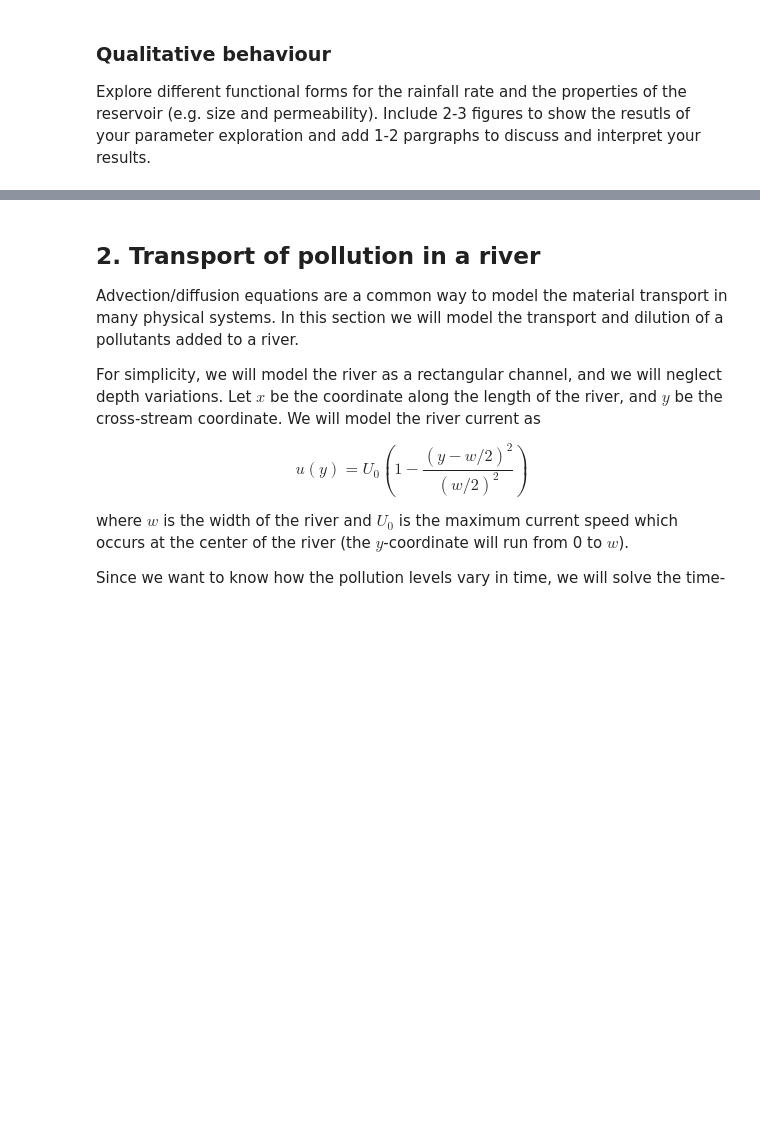
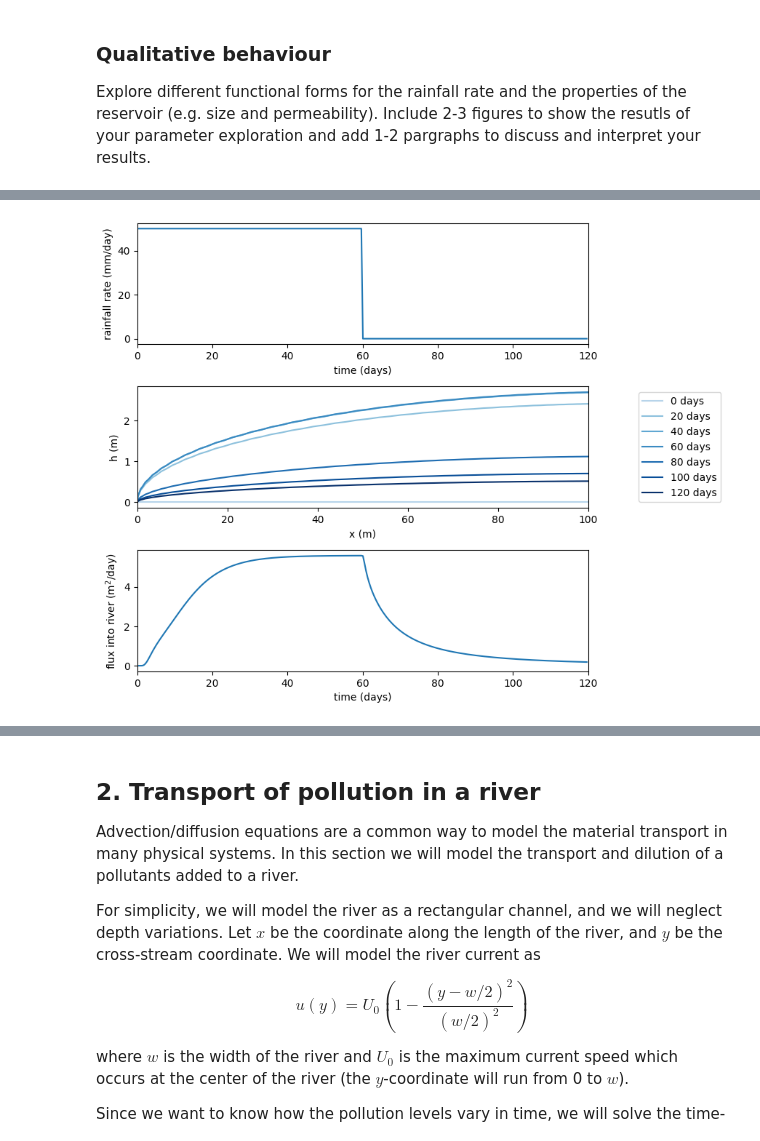
Before and after one commit to OscarHorstrup/QCES_0311K, a Jupyter notebook: Project2_transport.ipynb, the cells around one changed output, grey strips where cells are left out. Saved outputs shown, nothing was run; the diff lists cells and outputs as text; code cells hidden in the pictures; blank space fills up the shorter version.

```diff
--- a/Project2_transport.ipynb
+++ b/Project2_transport.ipynb
@@ -317,0 +442,38 @@ Explore different functional forms for the rainfall rate and the properties of t
+# %%
+#Plot stuff, copying the cell from before
+# create a figure and axes
+fig = plt.figure(figsize=(8,8))
+
+# Plot the rainfall rate
+plt.subplot(3,1,1)
+plt.plot(t_save_2 / day, rainfall_rate_2(t_save) * 1e3 * day)
+# Specify the axis limits and labels
+plt.xlim(0, stop_sim_time / day)
+plt.xlabel('time (days)')
+plt.ylabel('rainfall rate (mm/day)')
+
+# Plot the water table height at 20-day intervals
+plt.subplot(3,1,2)
+times_to_plot = [0, 20, 40, 60, 80, 100, 120] # days to include in plot
+colors = plt.cm.Blues(np.linspace(0.3, 1.0, len(times_to_plot)))
+x_plot = np.squeeze(x)
+for i, t_plot in enumerate(times_to_plot):
+    n = np.argmin(np.abs(t_save_2 - t_plot * day))
+    plt.plot(x_plot, np.squeeze(h_save_2[n]), color=colors[i], label='{0} days'.format(t_plot))
+# Specify the axis limits and labels
+plt.xlim(0, L)
+plt.xlabel('x (m)')
+plt.ylabel('h (m)')
+plt.legend(loc='center left', bbox_to_anchor=(1.1, 0.5)) # add legend to the right of the plot
+
+# Plot the flux into the river
+plt.subplot(3,1,3)
+plt.plot(t_save_2 / day, QR_save_2 * day)
+# Specify the axis limits and labels
+plt.xlim(0, stop_sim_time / day)
+plt.xlabel('time (days)')
+plt.ylabel('flux into river (m$^2$/day)')
+
+plt.subplots_adjust(hspace=0.35) # add space between the panels
+# %% [output]
+[figure, added]
```
Also changed, not shown: parts of 8 cells of this notebook.
